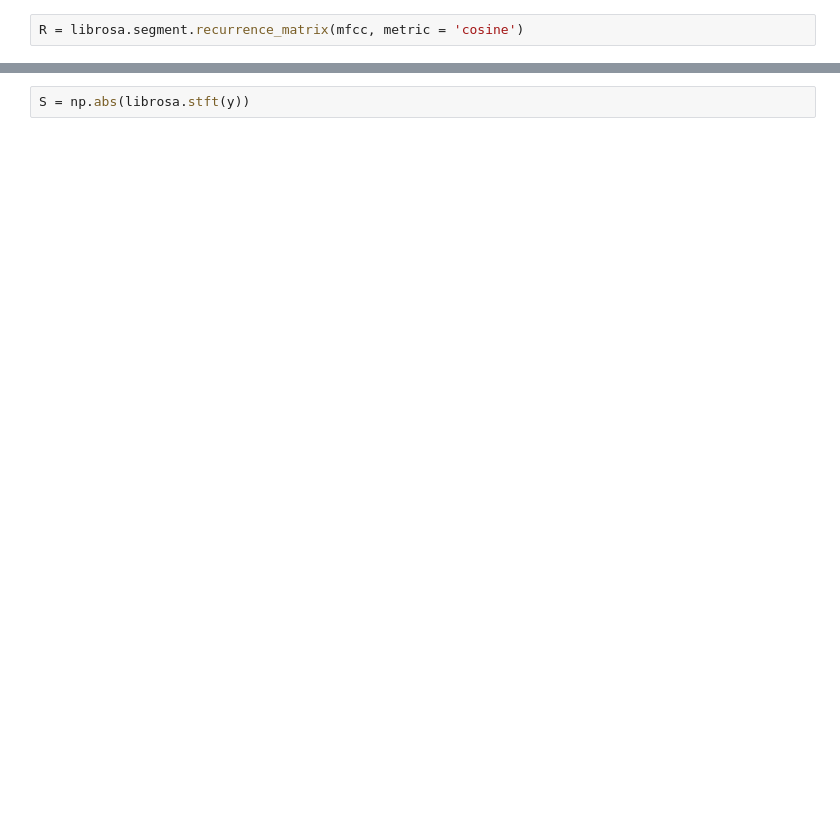
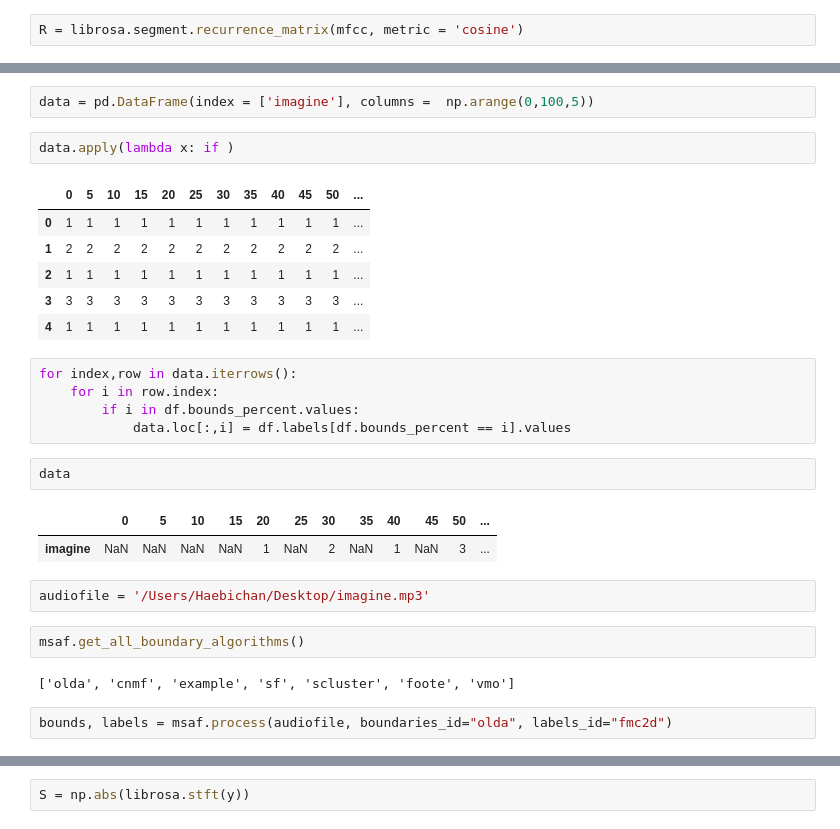
Before and after one commit to haebichan/PopMusicMaker, a Jupyter notebook: self-similarity matrix.ipynb, the cells around one changed output, grey strips where cells are left out. Saved outputs shown, nothing was run; the diff lists cells and outputs as text; blank space fills up the shorter version.

```diff
--- a/self-similarity matrix.ipynb
+++ b/self-similarity matrix.ipynb
@@ -201,0 +391,29 @@ title('Music Self Similarity Matrix');
+# %%
+data = pd.DataFrame(index = ['imagine'], columns =  np.arange(0,100,5))
+# %%
+data.apply(lambda x: if )
+# %% [output]
+|  | 0 | 5 | 10 | 15 | 20 | 25 | 30 | 35 | 40 | 45 | 50 | ... |
+| 0 | 1 | 1 | 1 | 1 | 1 | 1 | 1 | 1 | 1 | 1 | 1 | ... |
+| 1 | 2 | 2 | 2 | 2 | 2 | 2 | 2 | 2 | 2 | 2 | 2 | ... |
+| 2 | 1 | 1 | 1 | 1 | 1 | 1 | 1 | 1 | 1 | 1 | 1 | ... |
+| 3 | 3 | 3 | 3 | 3 | 3 | 3 | 3 | 3 | 3 | 3 | 3 | ... |
+| 4 | 1 | 1 | 1 | 1 | 1 | 1 | 1 | 1 | 1 | 1 | 1 | ... |
+# %%
+for index,row in data.iterrows():
+    for i in row.index:
+        if i in df.bounds_percent.values:
+            data.loc[:,i] = df.labels[df.bounds_percent == i].values
+# %%
+data
+# %% [output]
+|  | 0 | 5 | 10 | 15 | 20 | 25 | 30 | 35 | 40 | 45 | 50 | ... |
+| imagine | NaN | NaN | NaN | NaN | 1 | NaN | 2 | NaN | 1 | NaN | 3 | ... |
+# %%
+audiofile = '/Users/Haebichan/Desktop/imagine.mp3'
+# %%
+msaf.get_all_boundary_algorithms()
+# %% [output]
+['olda', 'cnmf', 'example', 'sf', 'scluster', 'foote', 'vmo']
+# %%
+bounds, labels = msaf.process(audiofile, boundaries_id="olda", labels_id="fmc2d")
```
Also changed, not shown: parts of 64 cells of this notebook, 37 other files.
